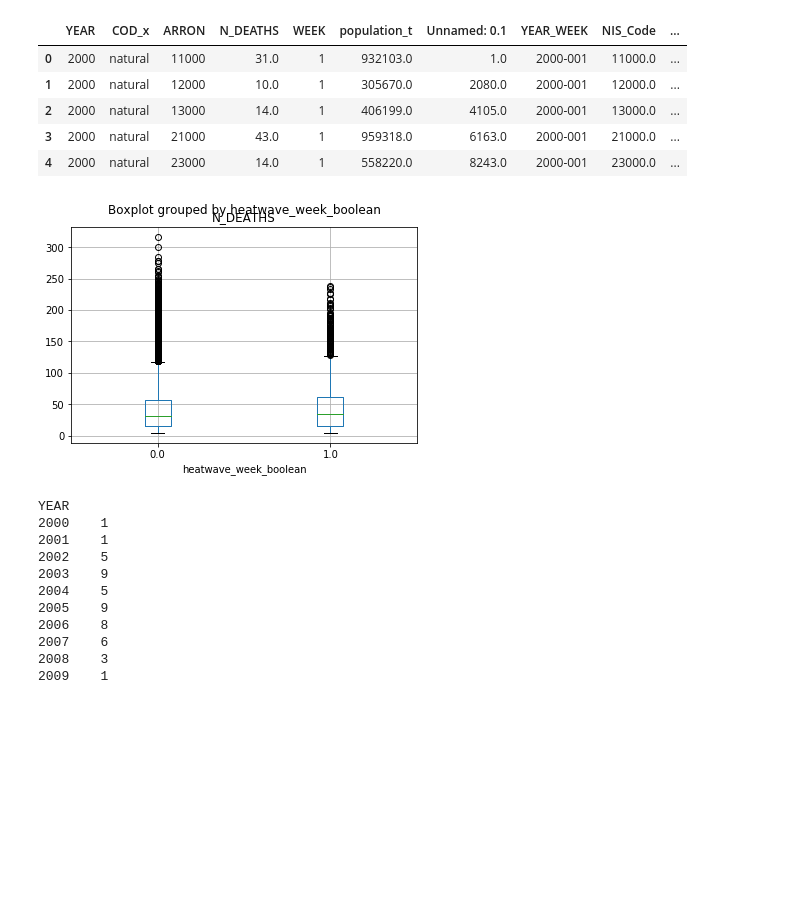
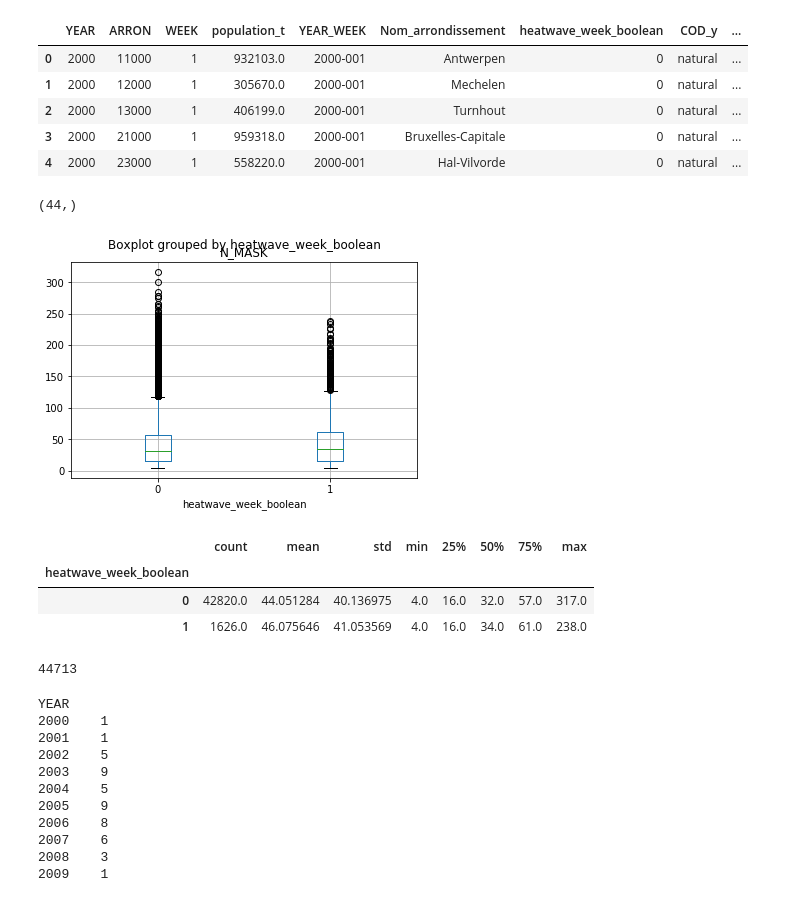
Before and after one commit to mariobecerra/mda_project, a Jupyter notebook: code/EDA.ipynb, the cells around one changed output. Cells and saved outputs as stored; diff of their text form; code cells hidden in the pictures; blank space fills up the shorter version.

```diff
--- a/code/EDA.ipynb
+++ b/code/EDA.ipynb
@@ -63,20 +63,35 @@ data[data['heatwave_week_boolean']==0]
 data['season']=np.ceil(data.WEEK/13).astype(int)
 data.head()
 #Extract %Mortality
-data['percentage_death']=data.N_DEATHS/data.population_t
+data['percentage_death']=data.N_MASK/data.population_t
 data.head()
 # %% [output]
-|  | YEAR | COD_x | ARRON | N_DEATHS | WEEK | population_t | Unnamed: 0.1 | YEAR_WEEK | NIS_Code | ... |
-| 0 | 2000 | natural | 11000 | 31.0 | 1 | 932103.0 | 1.0 | 2000-001 | 11000.0 | ... |
-| 1 | 2000 | natural | 12000 | 10.0 | 1 | 305670.0 | 2080.0 | 2000-001 | 12000.0 | ... |
-| 2 | 2000 | natural | 13000 | 14.0 | 1 | 406199.0 | 4105.0 | 2000-001 | 13000.0 | ... |
-| 3 | 2000 | natural | 21000 | 43.0 | 1 | 959318.0 | 6163.0 | 2000-001 | 21000.0 | ... |
-| 4 | 2000 | natural | 23000 | 14.0 | 1 | 558220.0 | 8243.0 | 2000-001 | 23000.0 | ... |
+|  | YEAR | ARRON | WEEK | population_t | YEAR_WEEK | Nom_arrondissement | heatwave_week_boolean | COD_y | ... |
+| 0 | 2000 | 11000 | 1 | 932103.0 | 2000-001 | Antwerpen | 0 | natural | ... |
+| 1 | 2000 | 12000 | 1 | 305670.0 | 2000-001 | Mechelen | 0 | natural | ... |
+| 2 | 2000 | 13000 | 1 | 406199.0 | 2000-001 | Turnhout | 0 | natural | ... |
+| 3 | 2000 | 21000 | 1 | 959318.0 | 2000-001 | Bruxelles-Capitale | 0 | natural | ... |
+| 4 | 2000 | 23000 | 1 | 558220.0 | 2000-001 | Hal-Vilvorde | 0 | natural | ... |
+# %%
+np.unique(data['ARRON']).shape
+# %% [output]
+(44,)
 # %%
 data.prop=data
-plot=data.boxplot(column='N_DEATHS',by='heatwave_week_boolean')
+plot=data.boxplot(column='N_MASK',by='heatwave_week_boolean')
 # %% [output]
-[figure, old version]
+[figure, new version]
+# %%
+data.groupby('heatwave_week_boolean')['N_MASK'].describe()
+# %% [output]
+|  | count | mean | std | min | 25% | 50% | 75% | max |
+| heatwave_week_boolean |  |  |  |  |  |  |  |  |
+| 0 | 42820.0 | 44.051284 | 40.136975 | 4.0 | 16.0 | 32.0 | 57.0 | 317.0 |
+| 1 | 1626.0 | 46.075646 | 41.053569 | 4.0 | 16.0 | 34.0 | 61.0 | 238.0 |
+# %%
+data.ARRON.isnull().count()
+# %% [output]
+44713
 # %%
 number_heat=data.groupby(['YEAR','WEEK'])['heatwave_week_boolean'].sum()
 a=number_heat[number_heat>0].to_frame()
```
Also changed, not shown: parts of 5 cells of this notebook, 2 other files.
